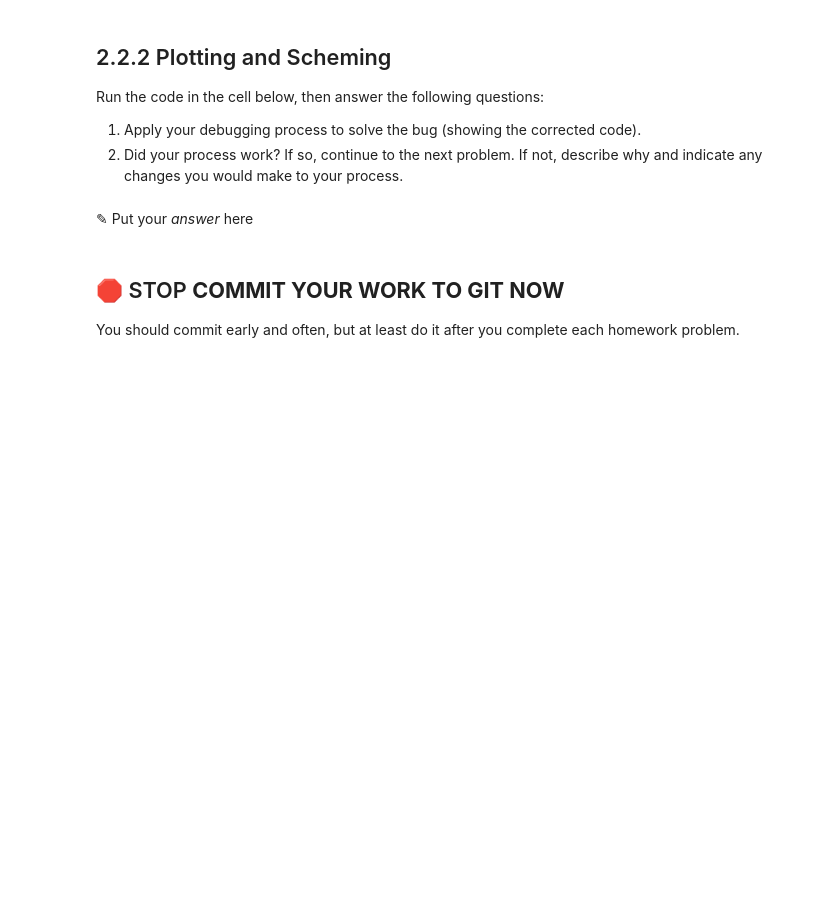
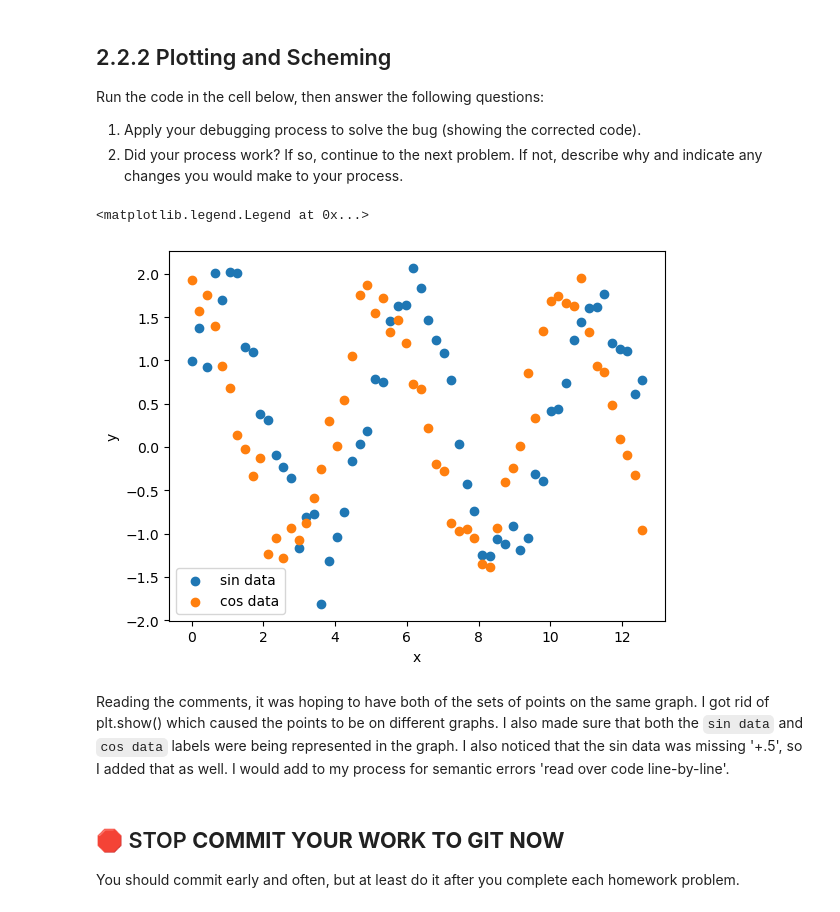
Before and after one commit to DeanEggenberger/cmse-202-hw1, a Jupyter notebook: HW1_S23-STUDENT.ipynb, the cells around one changed output. Drawn from its saved outputs; the diff is of its cells as text; code cells hidden in the pictures; blank space fills up the shorter version.

```diff
--- a/HW1_S23-STUDENT.ipynb
+++ b/HW1_S23-STUDENT.ipynb
@@ -192,26 +192,29 @@ Run the code in the cell below, then answer the following questions:
 # %%
 # code to plot two randomly generated data sets (sin and cos) on one plot
 
 import matplotlib.pyplot as plt
 import numpy as np
 
 # generate some x data: sixty data points from 0 to 4π
 x_sin = np.linspace(0,4*np.pi,60)
 
 # generate some y data: 1.5 * sin(1.2x + 0.5)
 # we add the np.random.normal(0.25,.25,60) at the end to add some randomness to the data
-y_sin = 1.5 * np.sin(1.2 * x_sin) + np.random.normal(.25,.25,60)
+y_sin = 1.5 * np.sin(1.2 * x_sin + 0.5) + np.random.normal(.25,.25,60)
 
 y_cos = 1.5 * np.cos(1.2 * x_sin) + np.random.normal(.25,.25,60)
 # plot our data
 plt.scatter(x_sin, y_sin, label = "sin data")
 plt.xlabel('x')
 plt.ylabel('y')
-plt.show()
+
 plt.scatter(x_sin, y_cos, label = "cos data")
 plt.legend()
+# %% [output]
+<matplotlib.legend.Legend at 0x...>
+[figure, added]
-# %% [markdown]
-<font size=+3>&#9998;</font> Put your *answer* here
+# %% [markdown]
+Reading the comments, it was hoping to have both of the sets of points on the same graph. I got rid of plt.show() which caused the points to be on different graphs. I also made sure that both the `sin data` and `cos data` labels were being represented in the graph. I also noticed that the sin data was missing '+.5', so I added that as well. I would add to my process for semantic errors 'read over code line-by-line'.
 # %% [markdown]
 ## &#128721; STOP **COMMIT YOUR WORK TO GIT NOW**
 
```
